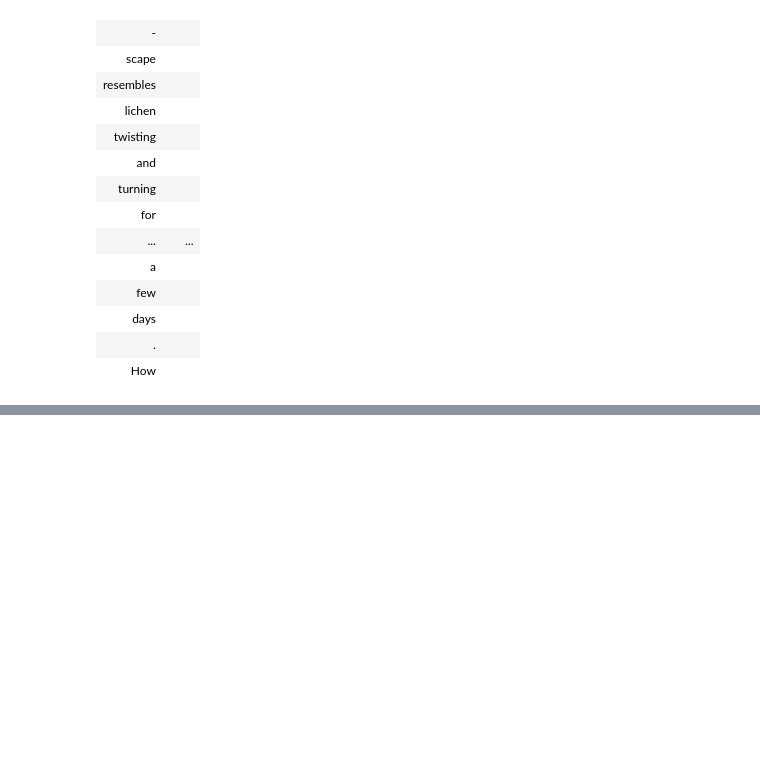
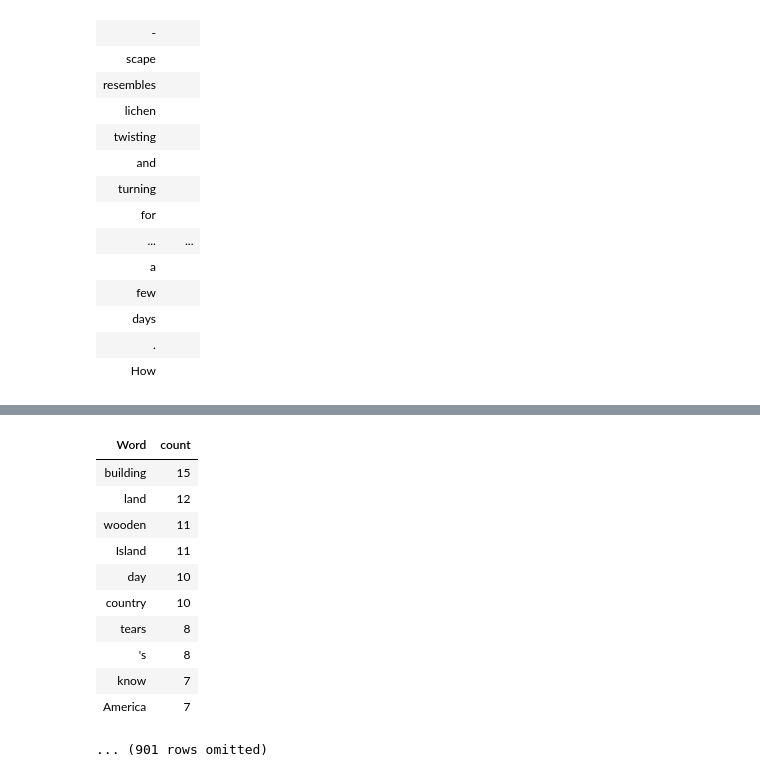
Before and after one commit to ds-modules/XENGLIS-31AC, a Jupyter notebook: XENG_31AC.ipynb, the cells around one changed output, grey strips where cells are left out. Saved outputs shown, nothing was run; the diff lists cells and outputs as text; code cells hidden in the pictures; blank space fills up the shorter version.

Commit message:
Text update

```diff
--- a/XENG_31AC.ipynb
+++ b/XENG_31AC.ipynb
@@ -435,0 +439,13 @@ toks_tab.show()
+# %%
+def tablefy(parsed_text):
+    toks_tab = Table()
+    toks_tab.append_column(label="Word", values=[word.text for word in parsed_text])
+    toks_tab.append_column(label="POS", values=[word.pos_ for word in parsed_text])
+    toks_tab.append_column(label="Lemma", values=[word.lemma_ for word in parsed_text])
+    toks_tab.append_column(label="Stop Word", values=[word.is_stop for word in parsed_text])
+    toks_tab.append_column(label="Punctuation", values=[word.is_punct for word in parsed_text])
+    toks_tab.append_column(label="Space", values=[word.is_space for word in parsed_text])
+    toks_tab.append_column(label="Number", values=[word.like_num for word in parsed_text])
+    toks_tab.append_column(label="OOV", values=[word.is_oov for word in parsed_text])
+    toks_tab.append_column(label="Dependency", values=[word.dep_ for word in parsed_text])
+    return toks_tab
@@ -435,0 +456,15 @@ toks_tab.show()
+# %%
+tablefy(parsed_text).where("Stop Word", are.equal_to(False)).where("Punctuation", are.equal_to(False)).where("Space", are.equal_to(False)).group("Word").sort("count",descending=True)
+# %% [output]
+| Word | count |
+| building | 15 |
+| land | 12 |
+| wooden | 11 |
+| Island | 11 |
+| day | 10 |
+| country | 10 |
+| tears | 8 |
+| 's | 8 |
+| know | 7 |
+| America | 7 |
+... (901 rows omitted)
```
Also changed, not shown: parts of 4 cells of this notebook, 1 other file.
